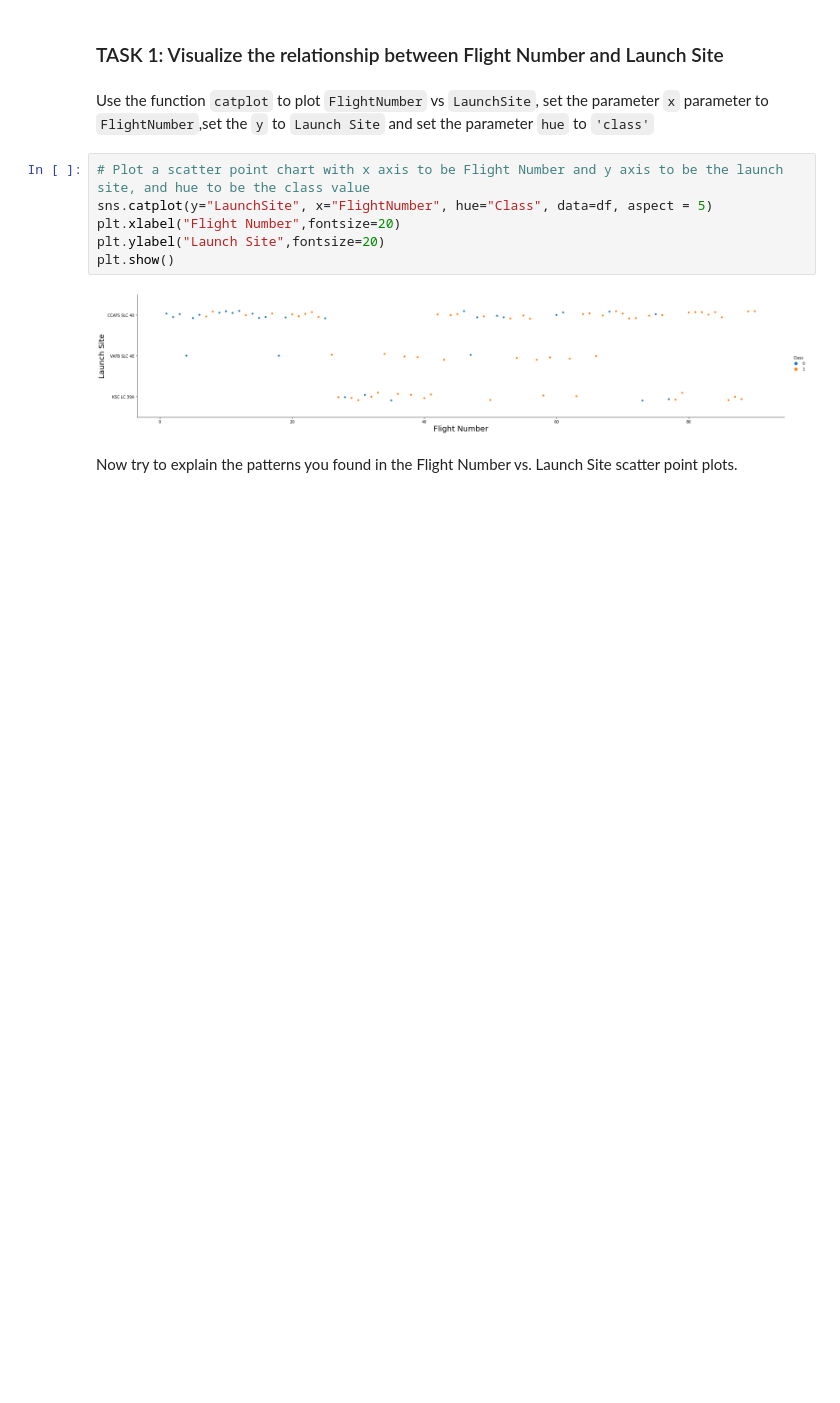
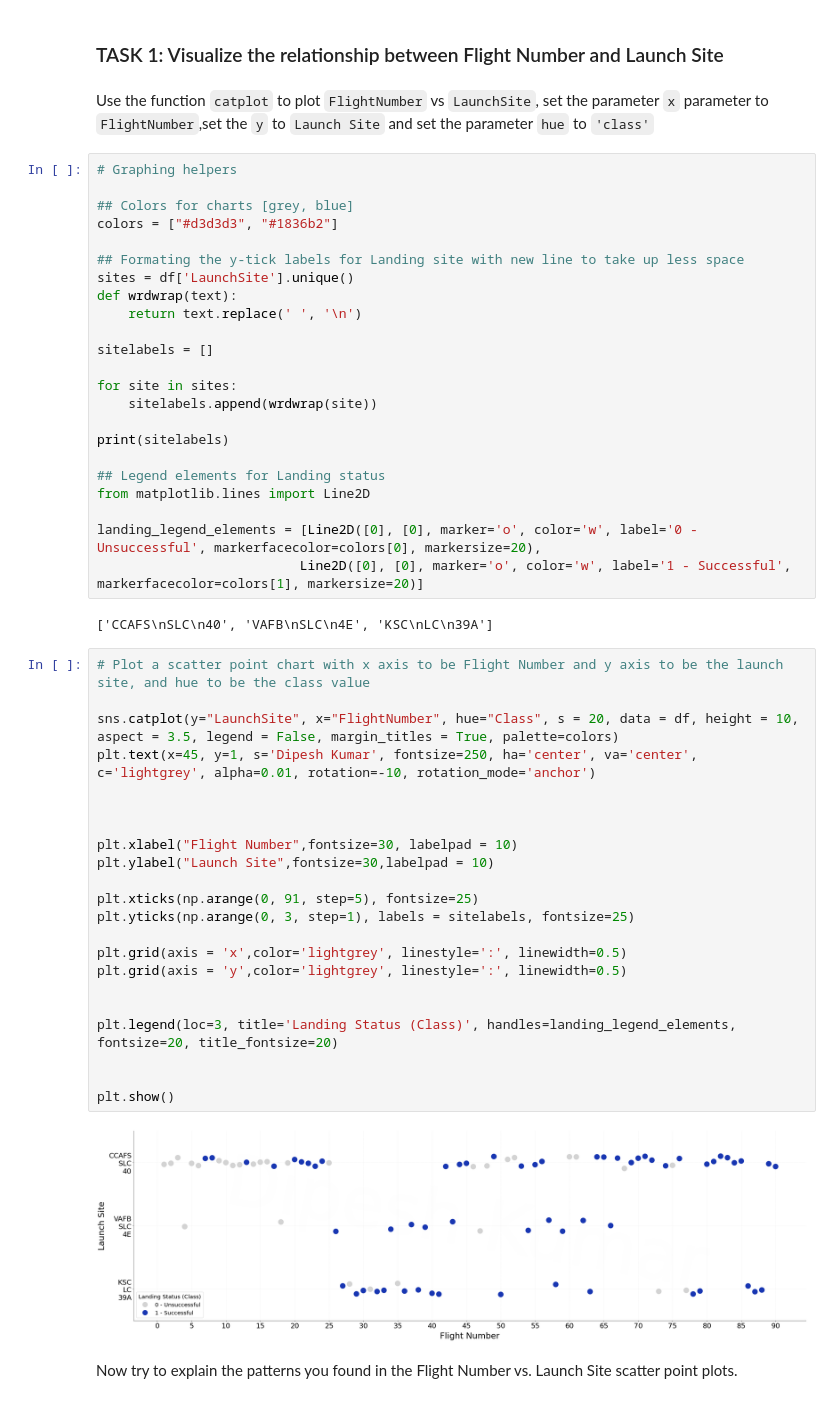
Before and after one commit to dipeshkd/ibm-capstone-project, a Jupyter notebook: week2-lab5-spacex-data-visualization.ipynb, the cells around one changed output. Drawn from its saved outputs; the diff is of its cells as text; blank space fills up the shorter version.

```diff
--- a/week2-lab5-spacex-data-visualization.ipynb
+++ b/week2-lab5-spacex-data-visualization.ipynb
@@ -82,14 +82,55 @@ Next, let's drill down to each site visualize its detailed launch records.
 ### TASK 1: Visualize the relationship between Flight Number and Launch Site
 # %% [markdown]
 Use the function <code>catplot</code> to plot <code>FlightNumber</code> vs <code>LaunchSite</code>, set the  parameter <code>x</code>  parameter to <code>FlightNumber</code>,set the  <code>y</code> to <code>Launch Site</code> and set the parameter <code>hue</code> to <code>'class'</code>
+# %%
+# Graphing helpers
+
+## Colors for charts [grey, blue]
+colors = ["#d3d3d3", "#1836b2"]
+
+## Formating the y-tick labels for Landing site with new line to take up less space
+sites = df['LaunchSite'].unique()
+def wrdwrap(text):
+    return text.replace(' ', '\n')
+
+sitelabels = []
+
+for site in sites:
+    sitelabels.append(wrdwrap(site))
+
+print(sitelabels)
+
+## Legend elements for Landing status
+from matplotlib.lines import Line2D
+
+landing_legend_elements = [Line2D([0], [0], marker='o', color='w', label='0 - Unsuccessful', markerfacecolor=colors[0], markersize=20),
+                          Line2D([0], [0], marker='o', color='w', label='1 - Successful', markerfacecolor=colors[1], markersize=20)]
+# %% [output]
+['CCAFS\nSLC\n40', 'VAFB\nSLC\n4E', 'KSC\nLC\n39A']
 # %%
 # Plot a scatter point chart with x axis to be Flight Number and y axis to be the launch site, and hue to be the class value
-sns.catplot(y="LaunchSite", x="FlightNumber", hue="Class", data=df, aspect = 5)
-plt.xlabel("Flight Number",fontsize=20)
-plt.ylabel("Launch Site",fontsize=20)
+
+sns.catplot(y="LaunchSite", x="FlightNumber", hue="Class", s = 20, data = df, height = 10, aspect = 3.5, legend = False, margin_titles = True, palette=colors)
+plt.text(x=45, y=1, s='Dipesh Kumar', fontsize=250, ha='center', va='center', c='lightgrey', alpha=0.01, rotation=-10, rotation_mode='anchor')
+
+
+
+plt.xlabel("Flight Number",fontsize=30, labelpad = 10)
+plt.ylabel("Launch Site",fontsize=30,labelpad = 10)
+
+plt.xticks(np.arange(0, 91, step=5), fontsize=25)
+plt.yticks(np.arange(0, 3, step=1), labels = sitelabels, fontsize=25)
+
+plt.grid(axis = 'x',color='lightgrey', linestyle=':', linewidth=0.5)
+plt.grid(axis = 'y',color='lightgrey', linestyle=':', linewidth=0.5)
+
+
+plt.legend(loc=3, title='Landing Status (Class)', handles=landing_legend_elements, fontsize=20, title_fontsize=20)
+
+
 plt.show()
 # %% [output]
-[figure, old version]
+[figure, new version]
 # %% [markdown]
 Now try to explain the patterns you found in the Flight Number vs. Launch Site scatter point plots.
 # %% [markdown]
```
Also changed, not shown: parts of 6 cells of this notebook.
